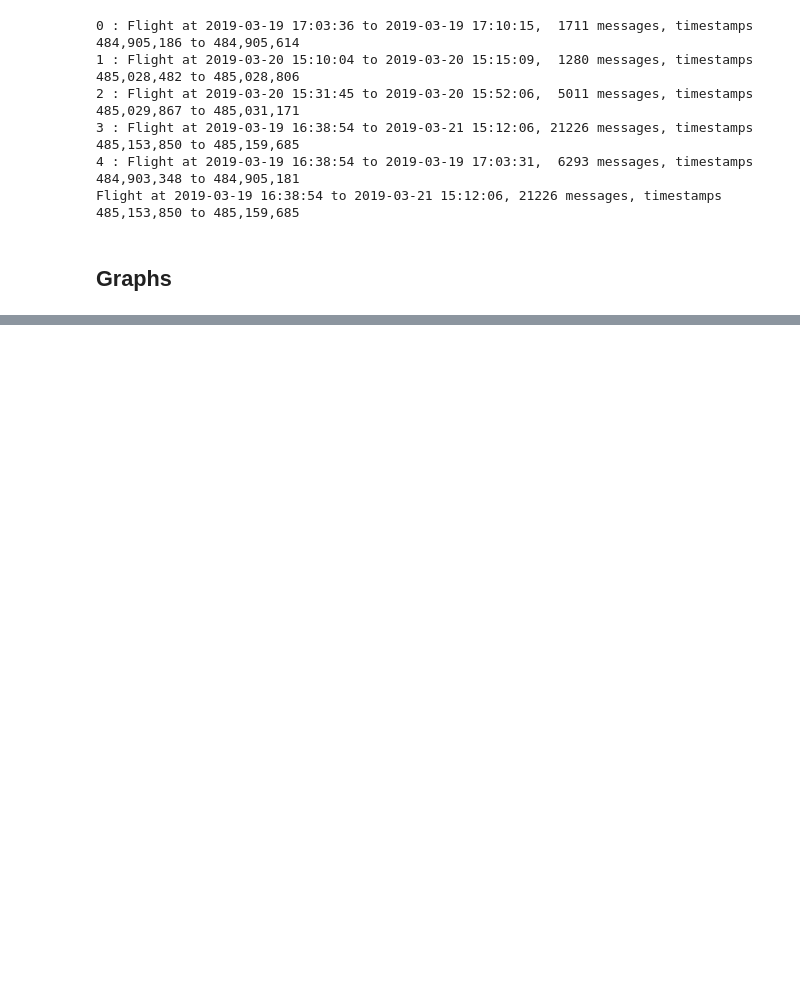
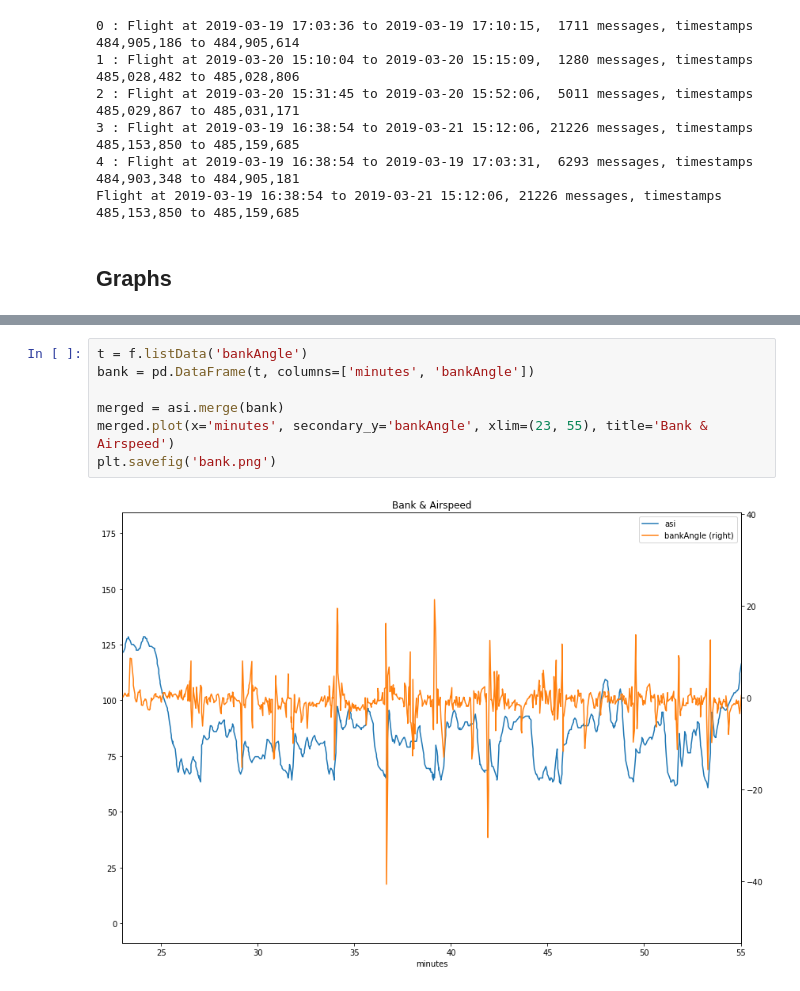
Before and after one commit to azemon/MglEfisPlotter, a Jupyter notebook: notebooks/flight07/pitch-bank.ipynb, the cells around one changed output, grey strips where cells are left out. Saved outputs shown, nothing was run; the diff lists cells and outputs as text; blank space fills up the shorter version.

```diff
--- a/notebooks/flight07/pitch-bank.ipynb
+++ b/notebooks/flight07/pitch-bank.ipynb
@@ -50,0 +54,9 @@ TypeError: plot() missing 1 required positional argument: 'attr'
+# %%
+t = f.listData('bankAngle')
+bank = pd.DataFrame(t, columns=['minutes', 'bankAngle'])
+
+merged = asi.merge(bank)
+merged.plot(x='minutes', secondary_y='bankAngle', xlim=(23, 55), title='Bank & Airspeed')
+plt.savefig('bank.png')
+# %% [output]
+[figure, added]
```
Also changed, not shown: parts of 9 cells of this notebook, 2 other files.
